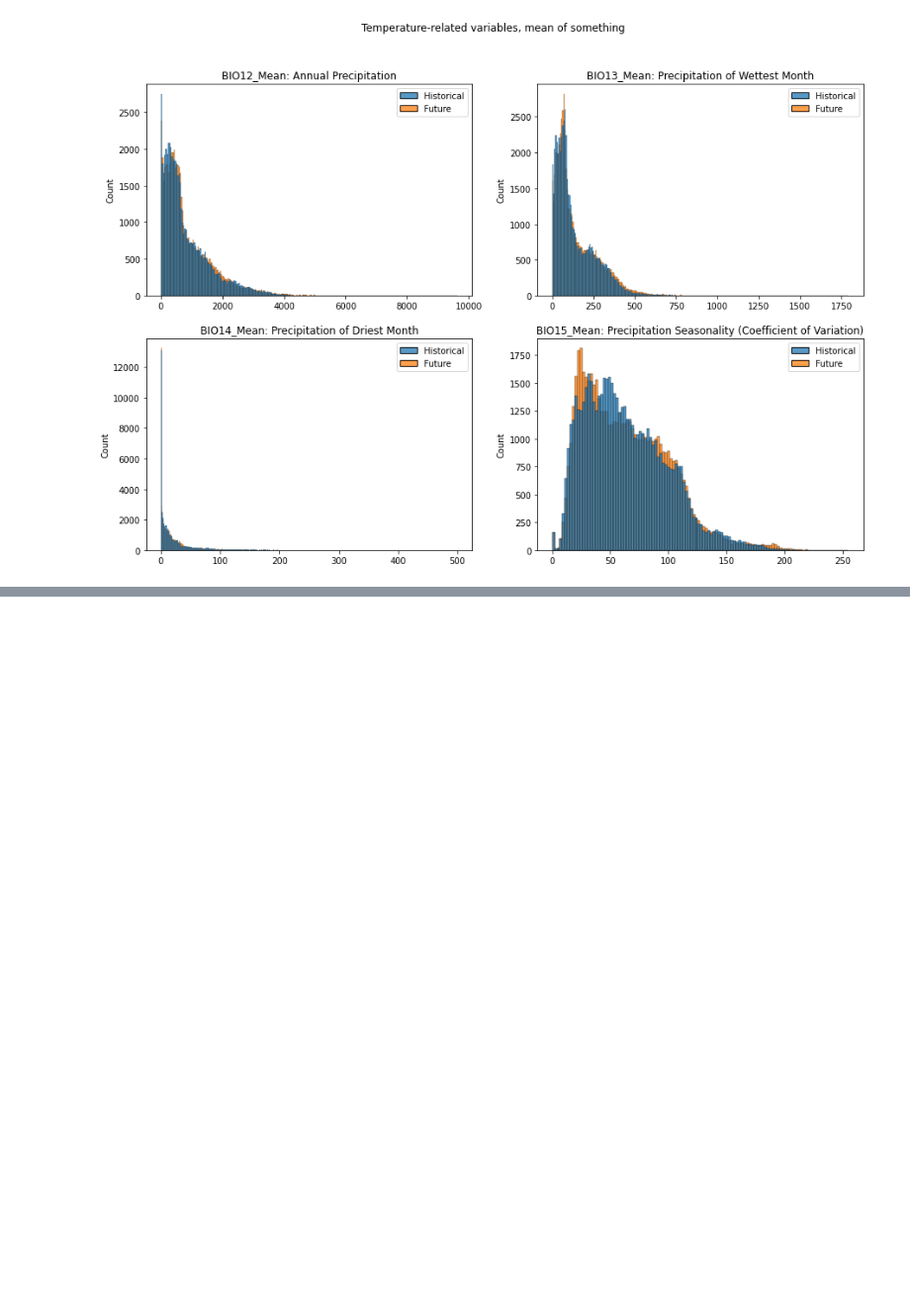
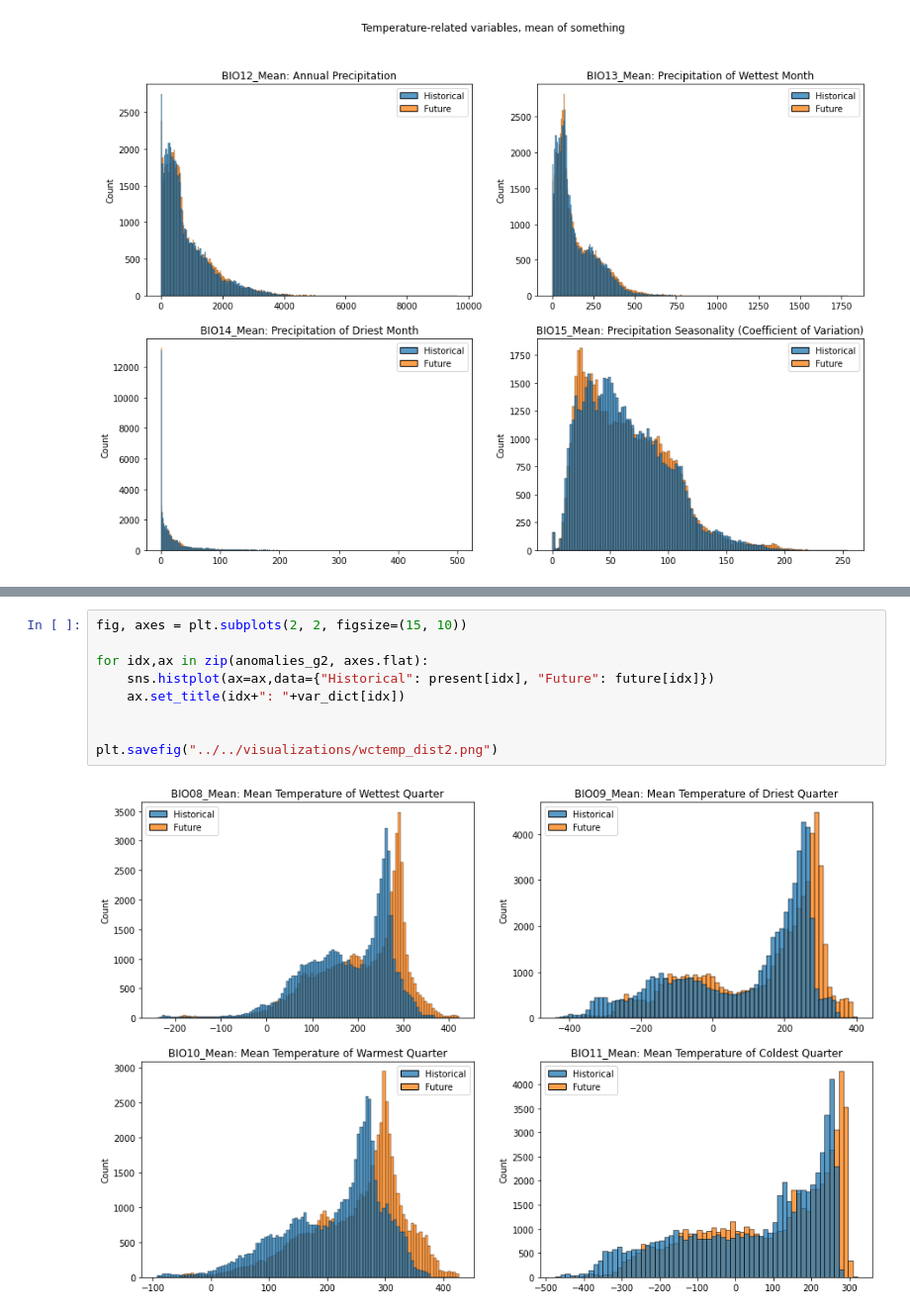
Before and after one commit to RyokoNod/sdm-asian-elephants, a Jupyter notebook: data_exploration/exploratory_analysis_wc30as.ipynb, the cells around one changed output, grey strips where cells are left out. Shown at 99% size. Saved outputs shown, nothing was run; the diff lists cells and outputs as text; blank space fills up the shorter version.

```diff
--- a/data_exploration/exploratory_analysis_wc30as.ipynb
+++ b/data_exploration/exploratory_analysis_wc30as.ipynb
@@ -202,0 +213,11 @@ for idx,ax in zip(group4, axes.flat):
+# %%
+fig, axes = plt.subplots(2, 2, figsize=(15, 10))
+
+for idx,ax in zip(anomalies_g2, axes.flat):
+    sns.histplot(ax=ax,data={"Historical": present[idx], "Future": future[idx]})
+    ax.set_title(idx+": "+var_dict[idx])
+
+
+plt.savefig("../../visualizations/wctemp_dist2.png")
+# %% [output]
+[figure, added]
```
Also changed, not shown: parts of 7 cells of this notebook.
